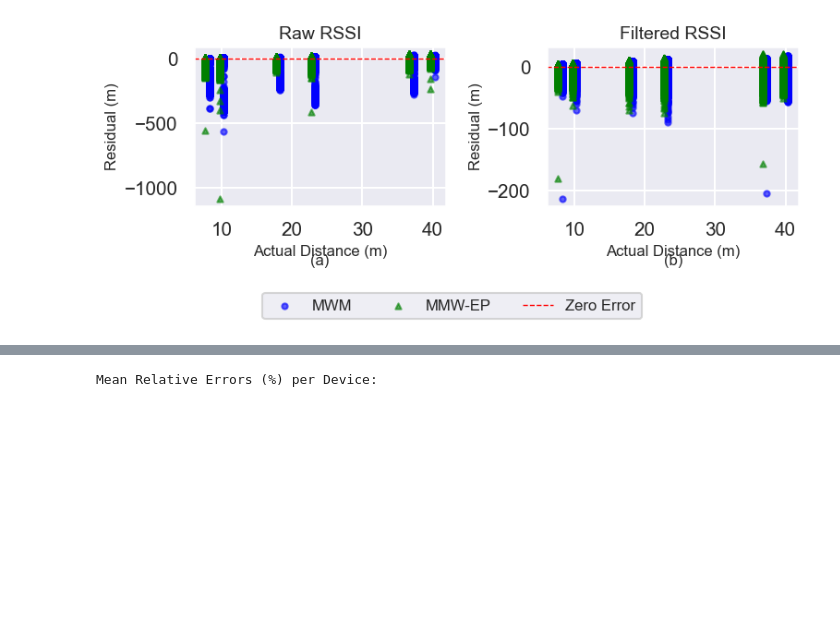
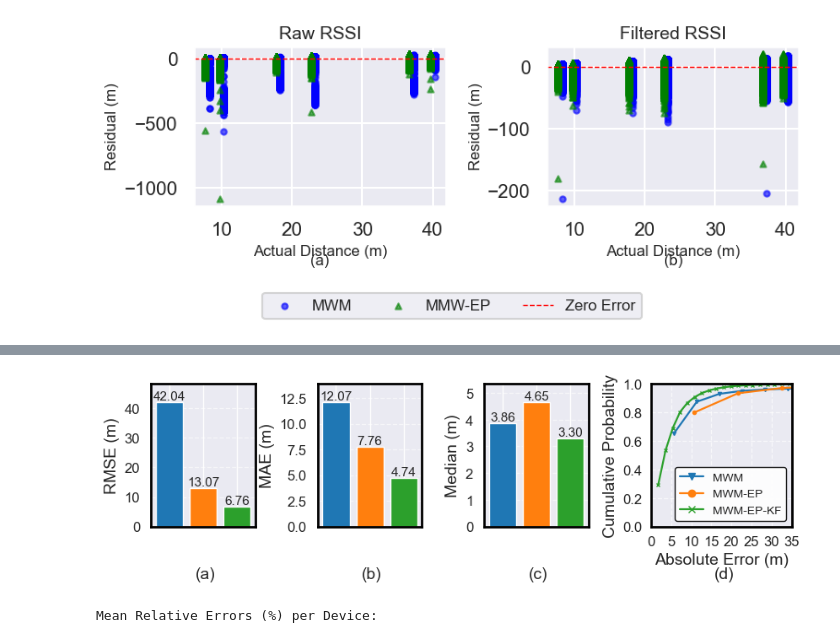
Before and after one commit to nahshonmokua/EnviKal-Loc, a Jupyter notebook: Localization Analysis.ipynb, the cells around one changed output, grey strips where cells are left out. Saved outputs shown, nothing was run; the diff lists cells and outputs as text; code cells hidden in the pictures; blank space fills up the shorter version.

```diff
--- a/Localization Analysis.ipynb
+++ b/Localization Analysis.ipynb
@@ -1685,3 +1717,102 @@ plt.show()
+# %%
+# ============================================
+# 1×4: RMSE | MAE | Median | CDF (shared key)
+# ============================================
+
+# Tunable typography
+FS_LABEL  = 14
+FS_TICK   = 12
+FS_LEGEND = 10
+FS_ANN    = 11
+
+# Palette (consistent across panels)
+colors = ['#1f77b4', '#ff7f0e', '#2ca02c']
+model_subset = ['MWM', 'MWM-EP', 'MWM-EP-KF']
+
+# Pull metrics from your DataFrame
+rmse_values   = metrics_df_neglected.loc['RMSE', model_subset]
+mae_values    = metrics_df_neglected.loc['MAE', model_subset]
+median_values = metrics_df_neglected.loc['Median Error', model_subset]
+
+# Theme
+sns.set_theme(style="darkgrid")
+
+# Layout:
+# give the CDF a bit more horizontal space than each bar panel
+fig, axs = plt.subplots(
+    1, 4, figsize=(9.8, 2.2),
+    gridspec_kw={'width_ratios': [1.0, 1.0, 1.0, 1.35], 'wspace': 0.55}
+)
+
+# Helper for bar panels
+def make_bar_panel(ax, values, ylabel, panel_tag):
+    bars = ax.bar(model_subset, values, color=colors, zorder=3)
+    ax.set_ylabel(ylabel, fontsize=FS_LABEL)
+    ax.tick_params(axis='x', bottom=False, labelbottom=False)
+    ax.tick_params(axis='y', labelsize=FS_TICK)
+    ax.yaxis.set_major_locator(MaxNLocator(nbins=6))
+    ax.grid(True, axis='y', linestyle='--', alpha=0.6, zorder=0)
+
+    # annotate bars + headroom
+    for b in bars:
+        h = b.get_height()
+        ax.annotate(f'{h:.2f}', (b.get_x()+b.get_width()/2, h),
+                    ha='center', va='bottom', fontsize=FS_ANN, clip_on=True)
+    ymax = max(b.get_height() for b in bars) if len(bars) else 1.0
+    ax.set_ylim(top=ymax * 1.15)
+
+    # panel tag
+    ax.text(0.52, -0.28, panel_tag, transform=ax.transAxes,
+            fontsize=FS_LABEL, ha='center', va='top')
+
+# (a) RMSE
+make_bar_panel(axs[0], rmse_values, 'RMSE (m)', '(a)')
+# (b) MAE
+make_bar_panel(axs[1], mae_values, 'MAE (m)', '(b)')
+# (c) Median
+make_bar_panel(axs[2], median_values, 'Median (m)', '(c)')
+
+# (d) CDF
+ax = axs[3]
+ax.plot(x_A_raw,  cdf_A_raw,  label='MWM',       color=colors[0], marker='v', markersize=3, linewidth=1.6, zorder=3)
+ax.plot(x_B_raw,  cdf_B_raw,  label='MWM-EP',    color=colors[1], marker='o', markersize=3, linewidth=1.6, zorder=3)
+ax.plot(x_B_filt, cdf_B_filt, label='MWM-EP-KF', color=colors[2], marker='x', markersize=3, linewidth=1.6, zorder=3)
+
+ax.set_xlabel('Absolute Error (m)', fontsize=FS_LABEL)
+ax.set_ylabel('Cumulative Probability', fontsize=FS_LABEL)
+ax.set_xlim(0, 35)
+ax.set_ylim(0, 1)
+
+ax.xaxis.set_major_locator(ticker.MultipleLocator(5))
+ax.yaxis.set_major_locator(ticker.MultipleLocator(0.2))
+ax.tick_params(axis='both', which='major', labelsize=FS_TICK, width=1.0, length=4)
+ax.grid(True, linestyle='--', alpha=0.7, zorder=0)
+
+# Legend INSIDE panel (d) serves as the shared key
+leg = ax.legend(loc='lower right', fontsize=FS_LEGEND, frameon=True, markerscale=2)
+leg.get_frame().set_edgecolor('black')
+leg.get_frame().set_linewidth(1.0)
+leg.get_frame().set_facecolor('white')
+leg.get_frame().set_alpha(0.9)
+
+# panel tag
+ax.text(0.52, -0.28, '(d)', transform=ax.transAxes,
+        fontsize=FS_LABEL, ha='center', va='top')
+
+# Force solid black spines across all panels (do this last)
+for a in axs:
+    for s in a.spines.values():
+        s.set_visible(True)
+        s.set_linewidth(2.0)
+        s.set_color('black')
+        s.set_zorder(10)
+
+# fig.tight_layout()
+plt.savefig('../all_data_files/Localization/metrics_plus_cdf_1x4.png',
+            dpi=1200, bbox_inches='tight', facecolor='white')
+plt.show()
+# %% [output]
+[figure, added]
 # %%
 # Compute Relative Errors (%) explicitly per device
 
```
Also changed, not shown: parts of 12 cells of this notebook.
